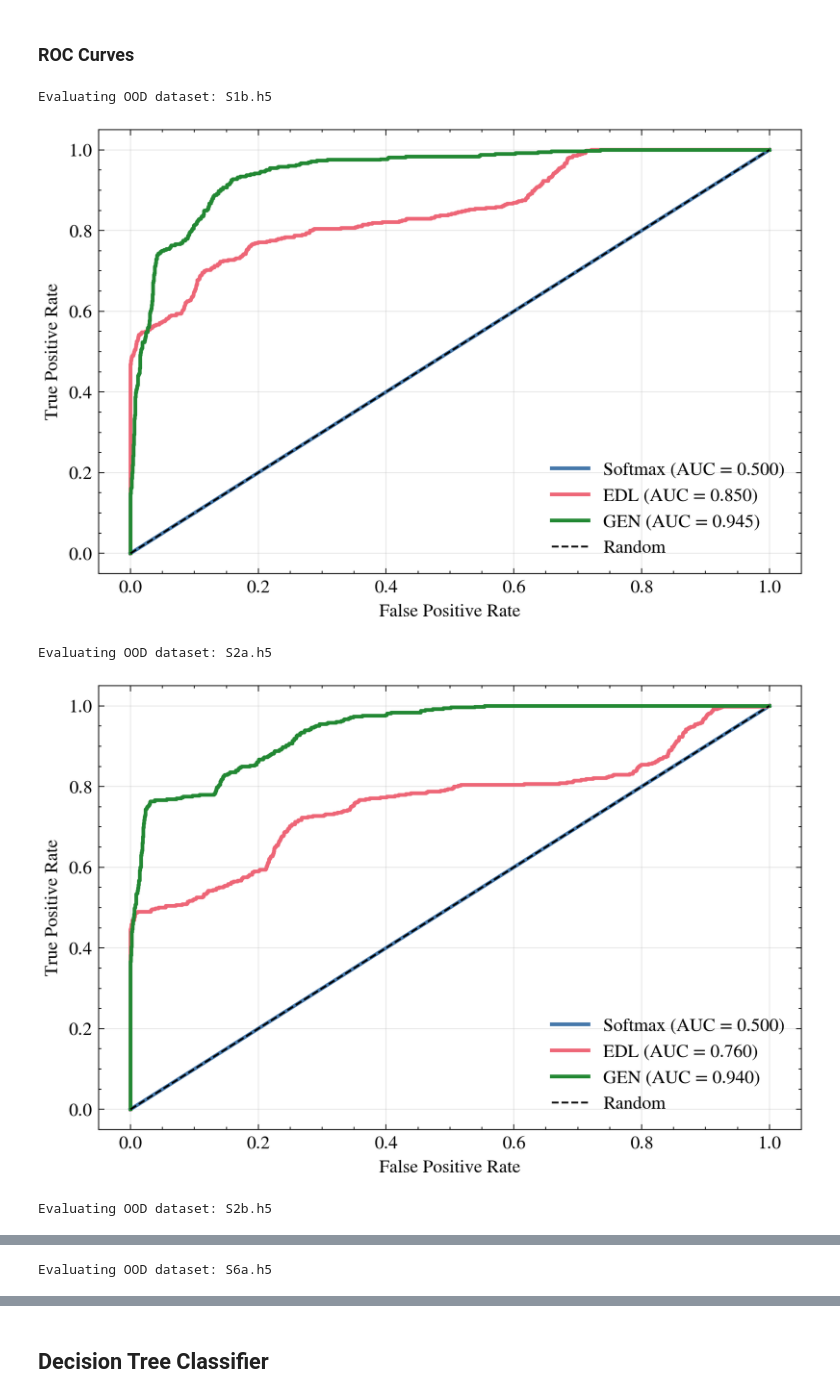
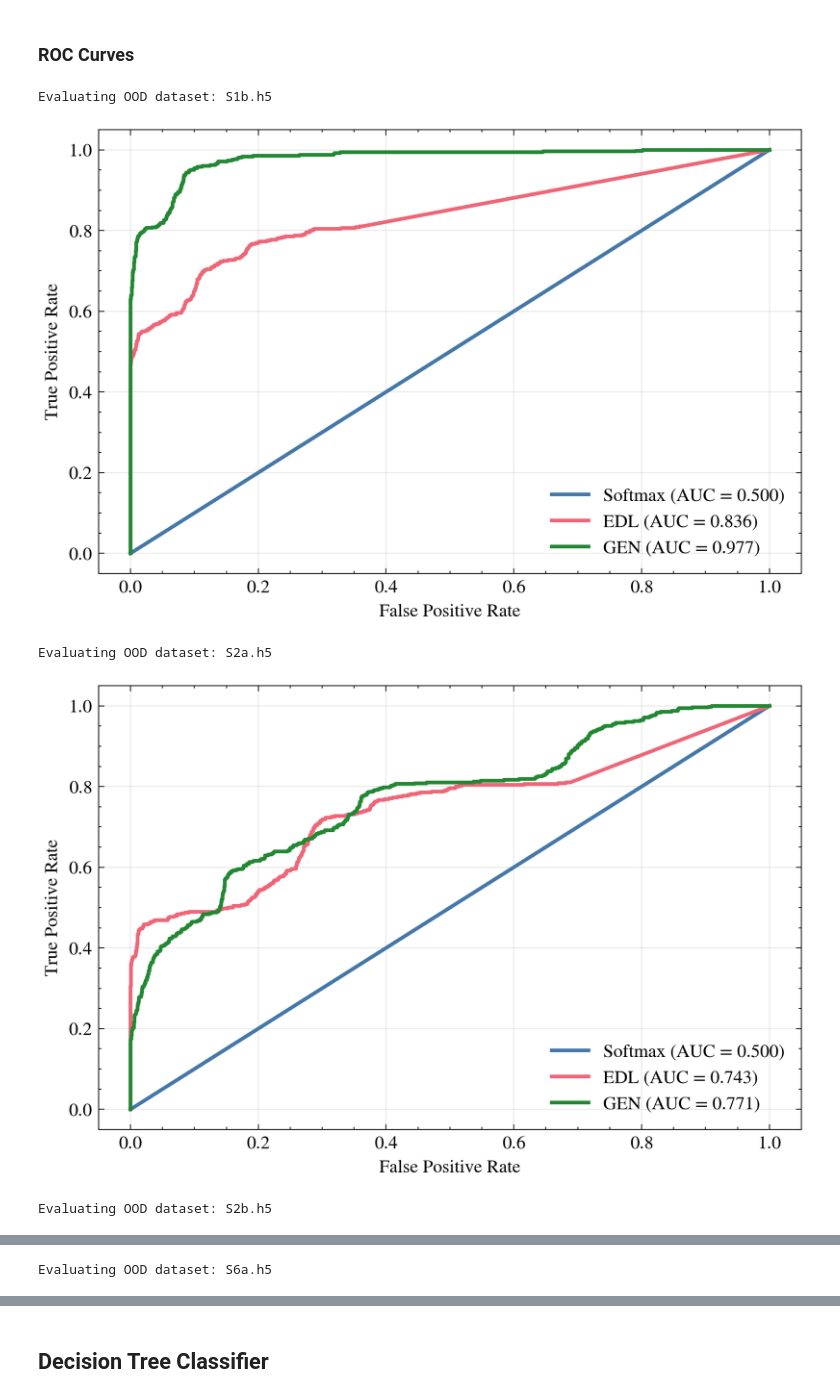
Before and after one commit to LucaCtt/csi-vae, a Jupyter notebook: notebooks/best_model.ipynb, the cells around one changed output, grey strips where cells are left out. Drawn from its saved outputs; the diff is of its cells as text; code cells hidden in the pictures.

```diff
--- a/notebooks/best_model.ipynb
+++ b/notebooks/best_model.ipynb
@@ -452,7 +449,7 @@ for ood_dataset in OOD_DATASETS:
     # Collect entropies for both models
     results = {
         "Softmax": compute_ood_entropy(wi_har_model, _softmax_inference, ood_dl, DEVICE),
-        "EDL": compute_ood_entropy(edl_model, gen_inference, ood_dl, DEVICE),
+        "EDL": compute_ood_entropy(edl_model, edl_inference, ood_dl, DEVICE),
         "GEN": compute_ood_entropy(gen_model, gen_inference, ood_dl, DEVICE),
     }
     max_entropy = np.log2(settings.n_activities)
@@ -500,6 +497,7 @@ def plot_ood_detection_roc(
     models: dict,
     id_loader: torch.utils.data.DataLoader,
     ood_loader: torch.utils.data.DataLoader,
+    ood_dataset_name: str,
     device: torch.device,
 ) -> None:
     """Plot ROC curve for OOD detection using the given models and dataloaders."""
@@ -525,36 +523,36 @@ def plot_ood_detection_roc(
                 scores.extend((-uncertainty).cpu().numpy())
                 binary_labels.extend([0] * x.size(0))
 
         fpr, tpr, _ = roc_curve(binary_labels, scores)
         roc_auc = auc(fpr, tpr)
         plt.plot(fpr, tpr, lw=2, label=f"{name} (AUC = {roc_auc:.3f})")
 
-    plt.plot([0, 1], [0, 1], "k--", lw=1, label="Random")
     plt.xlabel("False Positive Rate")
     plt.ylabel("True Positive Rate")
     plt.legend(loc="lower right")
     plt.grid(True, alpha=0.3)
     plt.tight_layout()
-    plt.savefig(PLOTS_DIR / "roc_ood_detection.pdf")
+    plt.savefig(PLOTS_DIR / f"roc_ood_{ood_dataset_name}.pdf")
     plt.show()
 
 
 for ood_dataset in OOD_DATASETS:
     print(f"Evaluating OOD dataset: {ood_dataset.name}")
     ood_dl = get_ood_dl(ood_dataset)
     plot_ood_detection_roc(
         models={
             "Softmax": (wi_har_model, _softmax_inference),
-            "EDL": (edl_model, gen_inference),
+            "EDL": (edl_model, edl_inference),
             "GEN": (gen_model, gen_inference),
         },
         id_loader=test_dl,
         ood_loader=ood_dl,
+        ood_dataset_name=ood_dataset.name.split(".")[0],
         device=DEVICE,
     )
 # %% [output]
 Evaluating OOD dataset: S1b.h5
-[figure, old version]
+[figure, new version]
 Evaluating OOD dataset: S2a.h5
-[figure, old version]
+[figure, new version]
 Evaluating OOD dataset: S2b.h5
```
Also changed, not shown: parts of 10 cells of this notebook, 3 other files.
